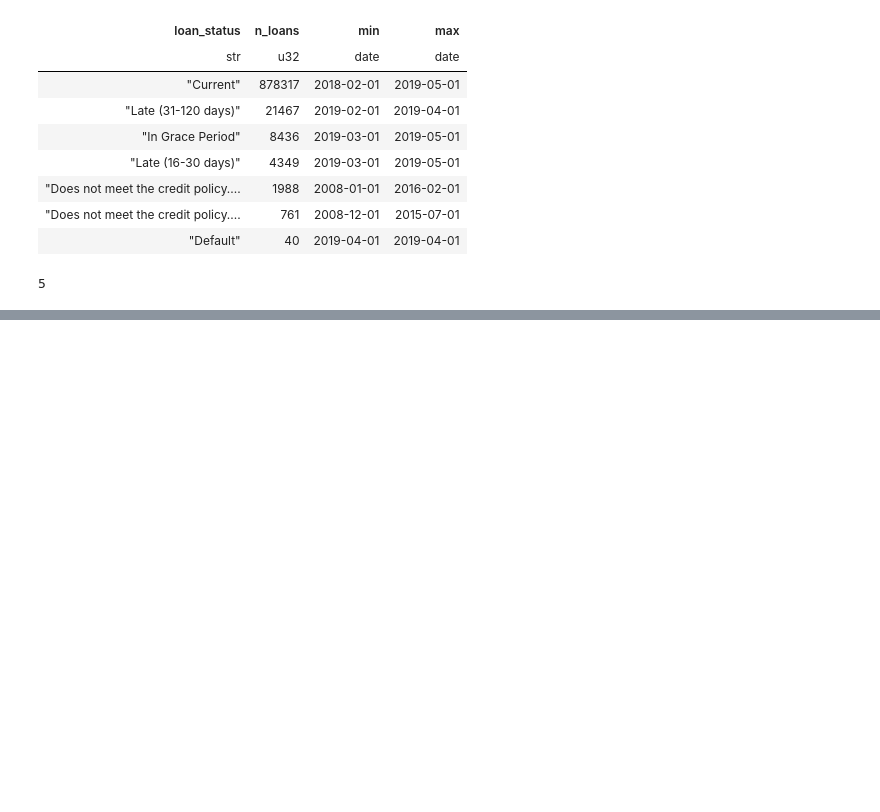
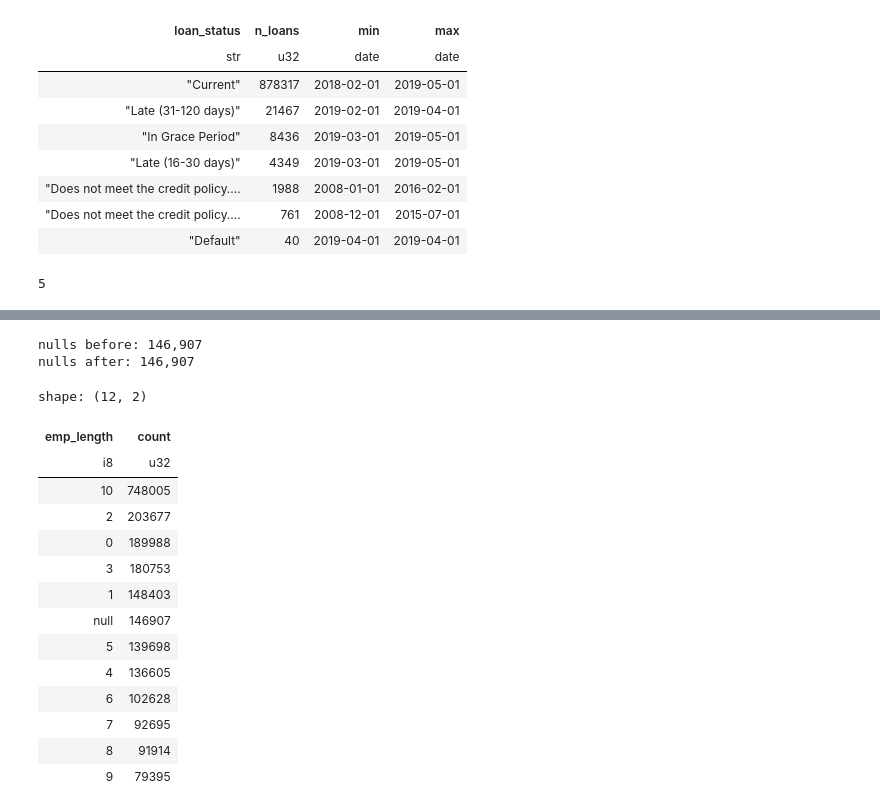
Before and after one commit to MadejMatt/lending-club-pd, a Jupyter notebook: notebooks/01_data_audit.ipynb, the cells around one changed output, grey strips where cells are left out. Drawn from its saved outputs; the diff is of its cells as text; code cells hidden in the pictures; blank space fills up the shorter version.

```diff
--- a/notebooks/01_data_audit.ipynb
+++ b/notebooks/01_data_audit.ipynb
@@ -404,0 +482,40 @@ shape: (7, 4)
+# %%
+EMP_LENGTH_MAP = {
+    "< 1 year": 0,
+    "1 year": 1,
+    "2 years": 2,
+    "3 years": 3,
+    "4 years": 4,
+    "5 years": 5,
+    "6 years": 6,
+    "7 years": 7,
+    "8 years": 8,
+    "9 years": 9,
+    "10+ years": 10,
+}
+
+emp_length_parsed = loans.select(
+    pl.col("emp_length").replace_strict(EMP_LENGTH_MAP, return_dtype=pl.Int8)
+)
+
+print(f"nulls before: {loans['emp_length'].null_count():,}")
+print(f"nulls after: {emp_length_parsed['emp_length'].null_count():,}")
+emp_length_parsed["emp_length"].value_counts(sort=True)
+# %% [output]
+nulls before: 146,907
+nulls after: 146,907
+shape: (12, 2)
+| emp_length | count |
+| i8 | u32 |
+| 10 | 748005 |
+| 2 | 203677 |
+| 0 | 189988 |
+| 3 | 180753 |
+| 1 | 148403 |
+| null | 146907 |
+| 5 | 139698 |
+| 4 | 136605 |
+| 6 | 102628 |
+| 7 | 92695 |
+| 8 | 91914 |
+| 9 | 79395 |
```
Also changed, not shown: parts of 15 cells of this notebook.
